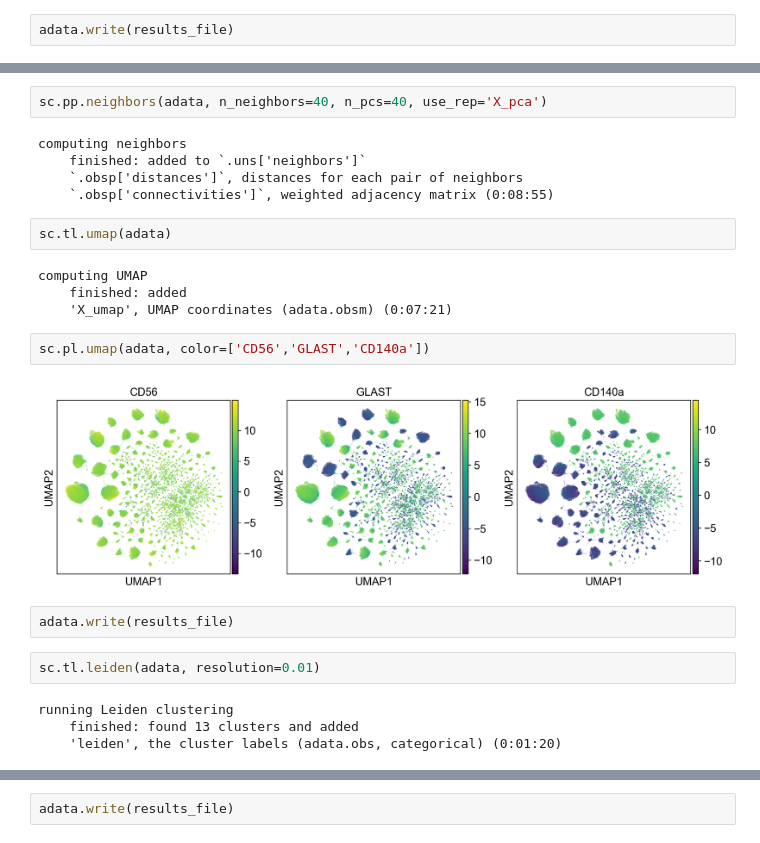
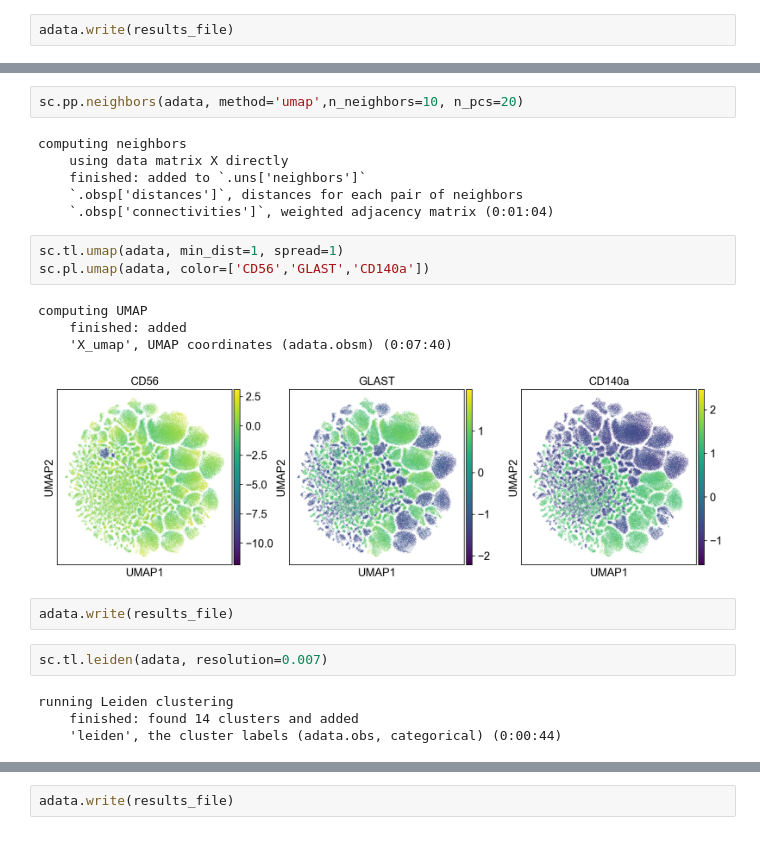
Before and after one commit to srazavi/Clustering_visualization, a Jupyter notebook: clustering.ipynb, the cells around one changed output, grey strips where cells are left out. Cells and saved outputs as stored; diff of their text form.

```diff
--- a/clustering.ipynb
+++ b/clustering.ipynb
@@ -43,27 +46,26 @@ AnnData object with n_obs × n_vars = 197160 × 16
     obsm: 'X_pca'
     varm: 'PCs'
 # %%
-sc.pp.neighbors(adata, n_neighbors=40, n_pcs=40, use_rep='X_pca')
+sc.pp.neighbors(adata, method='umap',n_neighbors=10, n_pcs=20)
 # %% [output]
 computing neighbors
+    using data matrix X directly
     finished: added to `.uns['neighbors']`
     `.obsp['distances']`, distances for each pair of neighbors
-    `.obsp['connectivities']`, weighted adjacency matrix (0:08:55)
+    `.obsp['connectivities']`, weighted adjacency matrix (0:01:04)
-# %%
-sc.tl.umap(adata)
-# %% [output]
-computing UMAP
-    finished: added
-    'X_umap', UMAP coordinates (adata.obsm) (0:07:21)
 # %%
+sc.tl.umap(adata, min_dist=1, spread=1)
 sc.pl.umap(adata, color=['CD56','GLAST','CD140a'])
 # %% [output]
+computing UMAP
+    finished: added
+    'X_umap', UMAP coordinates (adata.obsm) (0:07:40)
-[figure, old version]
+[figure, new version]
 # %%
 adata.write(results_file)
 # %%
-sc.tl.leiden(adata, resolution=0.01)
+sc.tl.leiden(adata, resolution=0.007)
 # %% [output]
 running Leiden clustering
-    finished: found 13 clusters and added
-    'leiden', the cluster labels (adata.obs, categorical) (0:01:20)
+    finished: found 14 clusters and added
+    'leiden', the cluster labels (adata.obs, categorical) (0:00:44)
```
Also changed, not shown: parts of 8 cells of this notebook.
